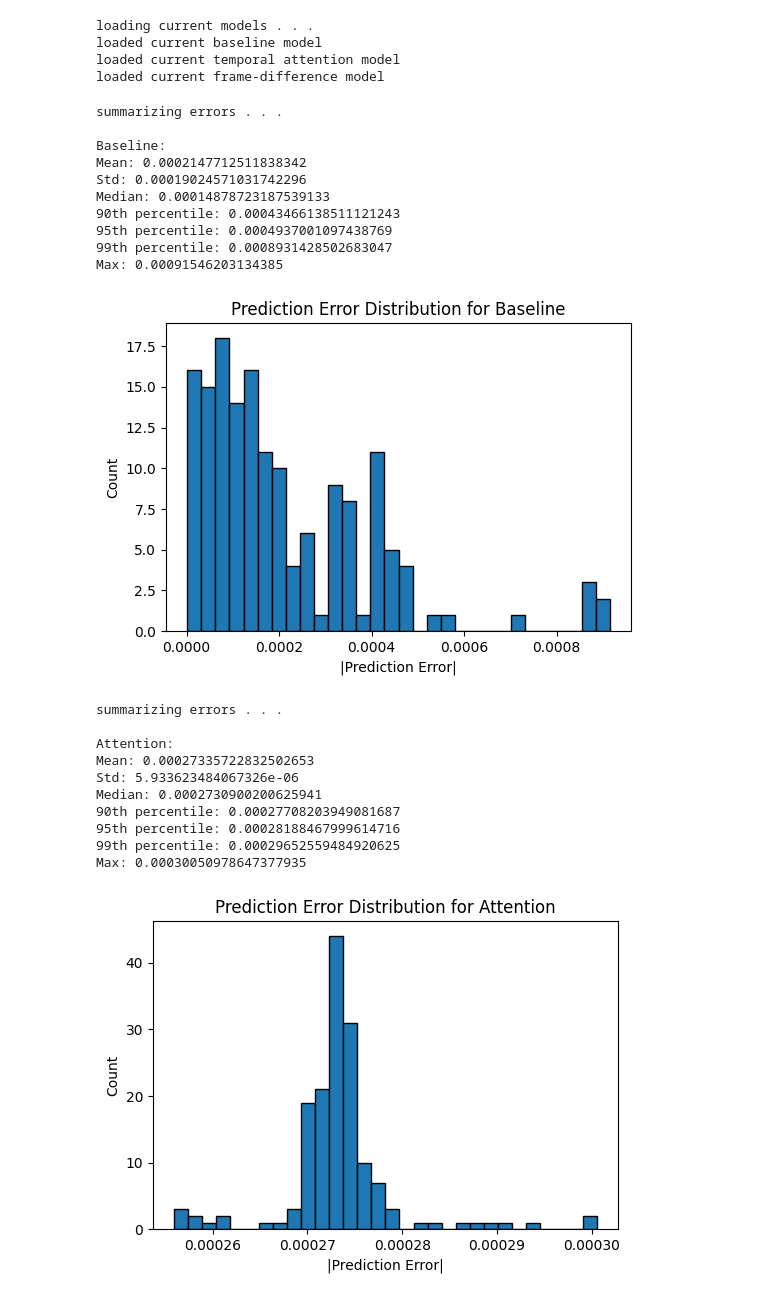
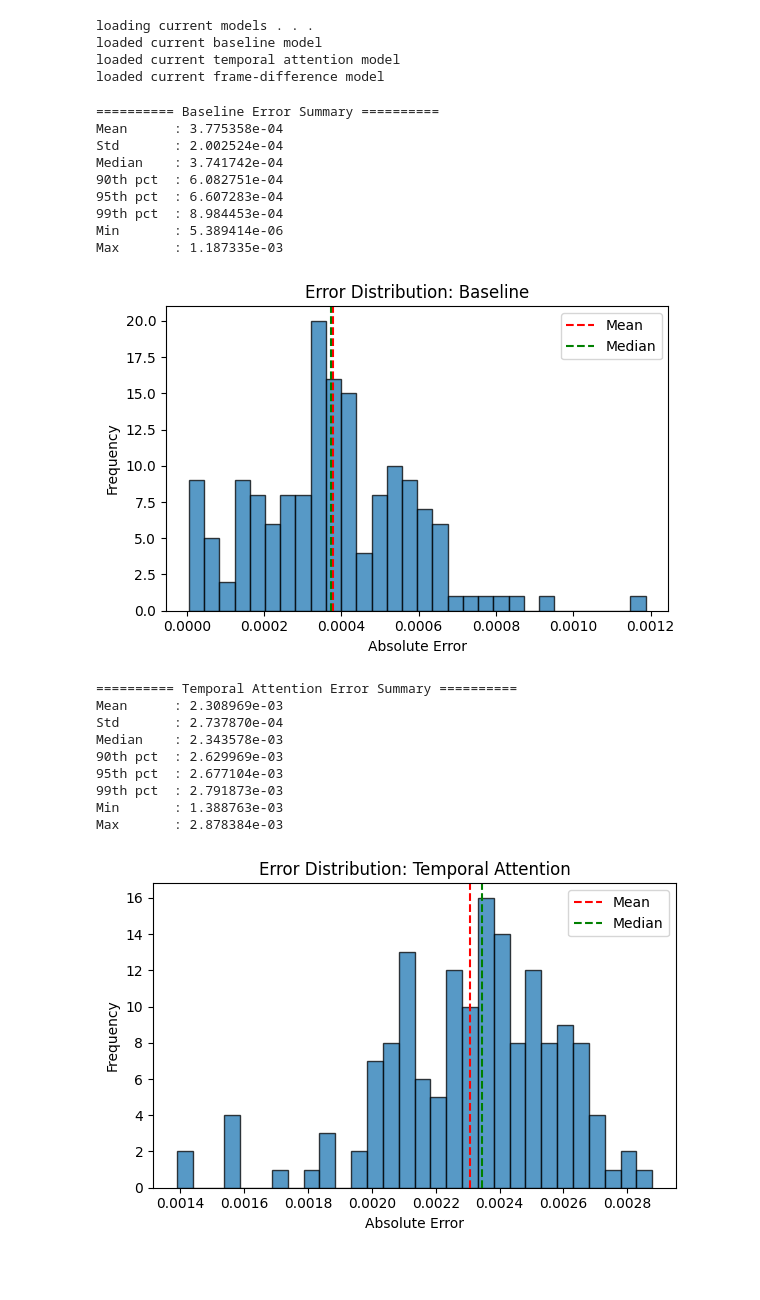
Before and after one commit to Luminous271/Solar-Flare-Prediction, a Jupyter notebook: project.ipynb, the cells around one changed output. Cells and saved outputs as stored; diff of their text form; code cells hidden in the pictures; blank space fills up the shorter version.

```diff
--- a/project.ipynb
+++ b/project.ipynb
@@ -120,13 +122,15 @@ transform = transforms.Compose([
 
 print("loading datasets . . .")
 
-train_sequence = SolarDataset(flare_df, train_path, transform, "sequence", max_samples=1000)
+ms = 1000
 
-test_sequence = SolarDataset(flare_df2, test_path, transform, "sequence", max_samples=1000)
+train_sequence = SolarDataset(flare_df, train_path, transform, "sequence", max_samples=ms)
 
-train_single = SolarDataset(flare_df, train_path, transform, "single", max_samples=1000)
+test_sequence = SolarDataset(flare_df2, test_path, transform, "sequence", max_samples=ms)
 
-test_single = SolarDataset(flare_df2, test_path, transform, "single", max_samples=1000)
+train_single = SolarDataset(flare_df, train_path, transform, "single", max_samples=ms)
+
+test_single = SolarDataset(flare_df2, test_path, transform, "single", max_samples=ms)
 # %% [output]
 loading datasets . . .
 # %%
@@ -331,7 +335,7 @@ class FrameDiffModel(nn.Module):
 # %%
 print("loading current models . . .")
 baseline_model = BaselineCNN()
-baseline_model.load_state_dict(torch.load('baseline.pth', weights_only=True))
+baseline_model.load_state_dict(torch.load('baseline_3.pth', weights_only=True))
 print("loaded current baseline model")
 temp_model = AttentionTemporalCNN().to(device)
 temp_model.load_state_dict(torch.load("attention_2.pth", map_location=device))
@@ -432,28 +461,26 @@ def summarize_errors(errors, name):
     plt.show()
 # %%
 summarize_errors(baseline_errors, "Baseline")
-summarize_errors(temporal_errors, "Attention")
-summarize_errors(diff_errors, "Frame Different Model")
+summarize_errors(temporal_errors, "Temporal Attention")
+summarize_errors(diff_errors, "Temporal Difference")
 # %% [output]
-summarizing errors . . .
-
-Baseline:
-Mean: 0.0002147712511838342
-Std: 0.00019024571031742296
-Median: 0.00014878723187539133
-90th percentile: 0.00043466138511121243
-95th percentile: 0.0004937001097438769
-99th percentile: 0.0008931428502683047
-Max: 0.00091546203134385
+========== Baseline Error Summary ==========
+Mean      : 3.775358e-04
+Std       : 2.002524e-04
+Median    : 3.741742e-04
+90th pct  : 6.082751e-04
+95th pct  : 6.607283e-04
+99th pct  : 8.984453e-04
+Min       : 5.389414e-06
+Max       : 1.187335e-03
-[figure, old version]
+[figure, new version]
-summarizing errors . . .
-
-Attention:
-Mean: 0.00027335722832502653
-Std: 5.933623484067326e-06
-Median: 0.0002730900200625941
-90th percentile: 0.00027708203949081687
-95th percentile: 0.00028188467999614716
-99th percentile: 0.00029652559484920625
-Max: 0.00030050978647377935
+========== Temporal Attention Error Summary ==========
+Mean      : 2.308969e-03
+Std       : 2.737870e-04
+Median    : 2.343578e-03
+90th pct  : 2.629969e-03
+95th pct  : 2.677104e-03
+99th pct  : 2.791873e-03
+Min       : 1.388763e-03
+Max       : 2.878384e-03
-[figure, old version]
+[figure, new version]
```
Also changed, not shown: parts of 11 cells of this notebook, 5 other files.
